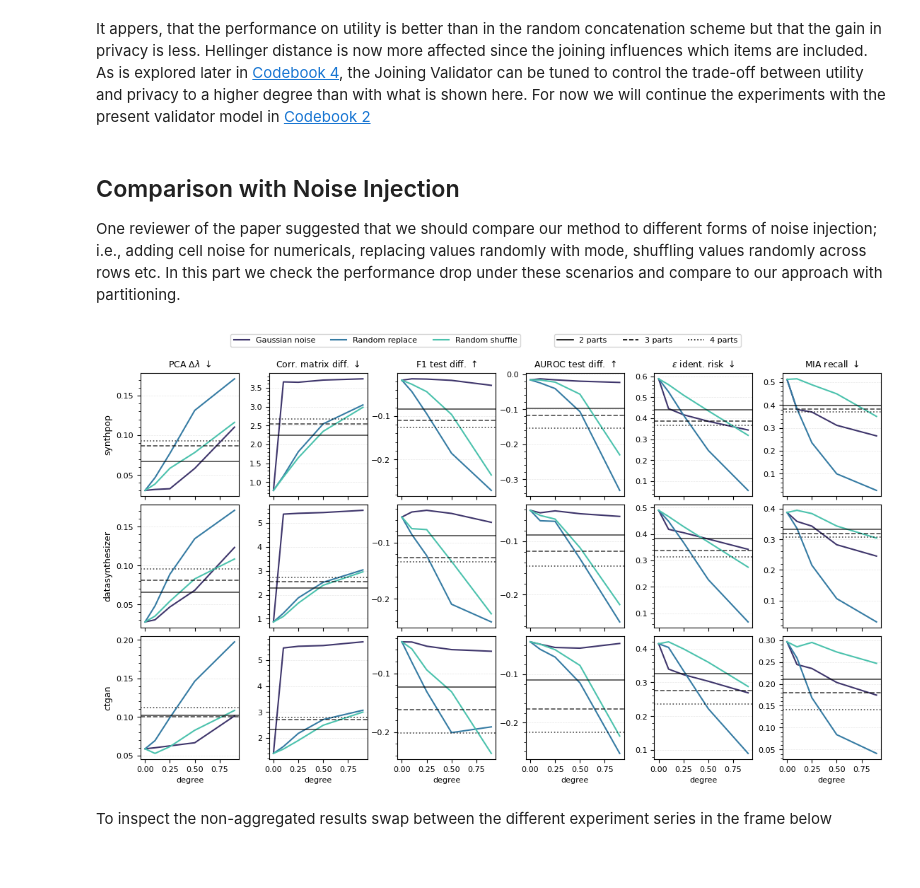
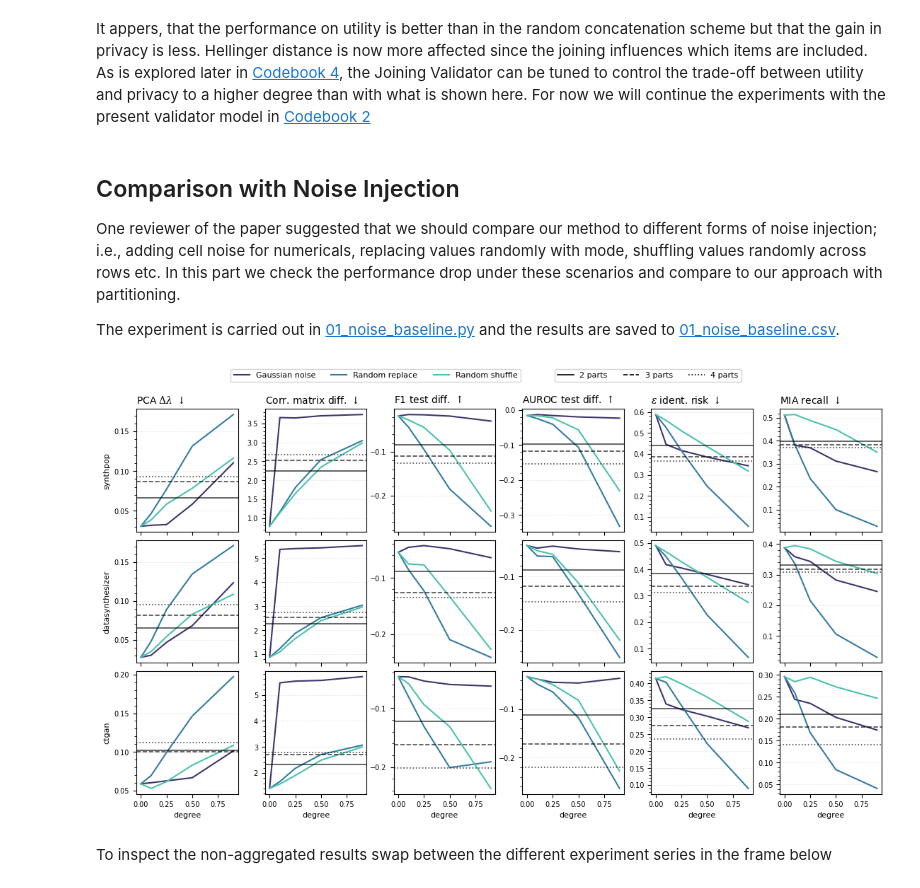
Before and after one commit to notna07/disjoint-synthetic-data-generation, a Jupyter notebook: 01_same_model_partitions.ipynb, the cells around one changed output. Cells and saved outputs as stored; diff of their text form; code cells hidden in the pictures.

```diff
--- a/01_same_model_partitions.ipynb
+++ b/01_same_model_partitions.ipynb
@@ -264,3 +218,5 @@ It appers, that the performance on utility is better than in the random concaten
 # %% [markdown]
 ## Comparison with Noise Injection
 One reviewer of the paper suggested that we should compare our method to different forms of noise injection; i.e., adding cell noise for numericals, replacing values randomly with mode, shuffling values randomly across rows etc. In this part we check the performance drop under these scenarios and compare to our approach with partitioning.
+
+The experiment is carried out in [01_noise_baseline.py](experiments/auxiliaries/01_noise_baseline.py) and the results are saved to [01_noise_baseline.csv](experiments/results/01_noise_baseline.csv).
@@ -356,33 +225,36 @@ def utility_privacy_noise_figure(results: pd.DataFrame, partition_results: pd.Da
 # %%
+from experiments.auxiliaries.plotting import figure10_metrics_vs_noise_aggregate
+
 exp_names = {
     "random_shuffle" : r"Random shuffle",
     "random_replace" : r"Random replace",
     "gaussian_noise" : r"Gaussian noise"
 }
 models = ['synthpop', 'datasynthesizer', 'ctgan']
 
 metrics = {
     "pca_eigval_diff" : r"PCA $\Delta\lambda$ $\downarrow$",
     "corr_mat_diff": r"Corr. matrix diff. $\downarrow$",
     "avg_F1_diff_hout": r"F1 test diff. $\uparrow$",
     "auroc": r"AUROC test diff. $\uparrow$",
     "eps_identif_risk": r"$\varepsilon$ ident. risk $\downarrow$",
     "mia_recall": r"MIA recall $\downarrow$",
 }
 
 # file that contains the degree=0 results for the noise experiments (i.e. the same as partition baseline case)
 results_partitions = pd.read_csv('experiments/results/01_utility_privacy_concat.csv')
 results_noise = pd.read_csv(f'experiments/results/01_noise_baseline.csv')
 
-#add the partitions=1 results to the noise results dataframe as degree=0 to all exp_name
+# Add the partitions=1 results to the noise results dataframe as degree=0 to all exp_name
 results_baseline = results_partitions[results_partitions['partitions']==1].copy()
 results_baseline = pd.concat([results_baseline.copy().assign(exp_name=exp_name, degree=0) for exp_name in exp_names], ignore_index=True)
 
 results = pd.concat([results_baseline, results_noise], ignore_index=True)
-fig = utility_privacy_noise_figure(results, results_partitions, exp_names, models, metrics,
-            return_flag=False, save_name="figureB2_noise_supplement")
+
+fig = figure10_metrics_vs_noise_aggregate(results, results_partitions, exp_names, models, metrics,
+            return_flag=False, save_name="figure10_metrics_vs_noise_aggregate")
 # %% [output]
-[figure, old version]
+[figure, new version]
 # %% [markdown]
  To inspect the non-aggregated results swap between the different experiment series in the frame below
 # %%
```
Also changed, not shown: parts of 9 cells of this notebook, 2 other files.
